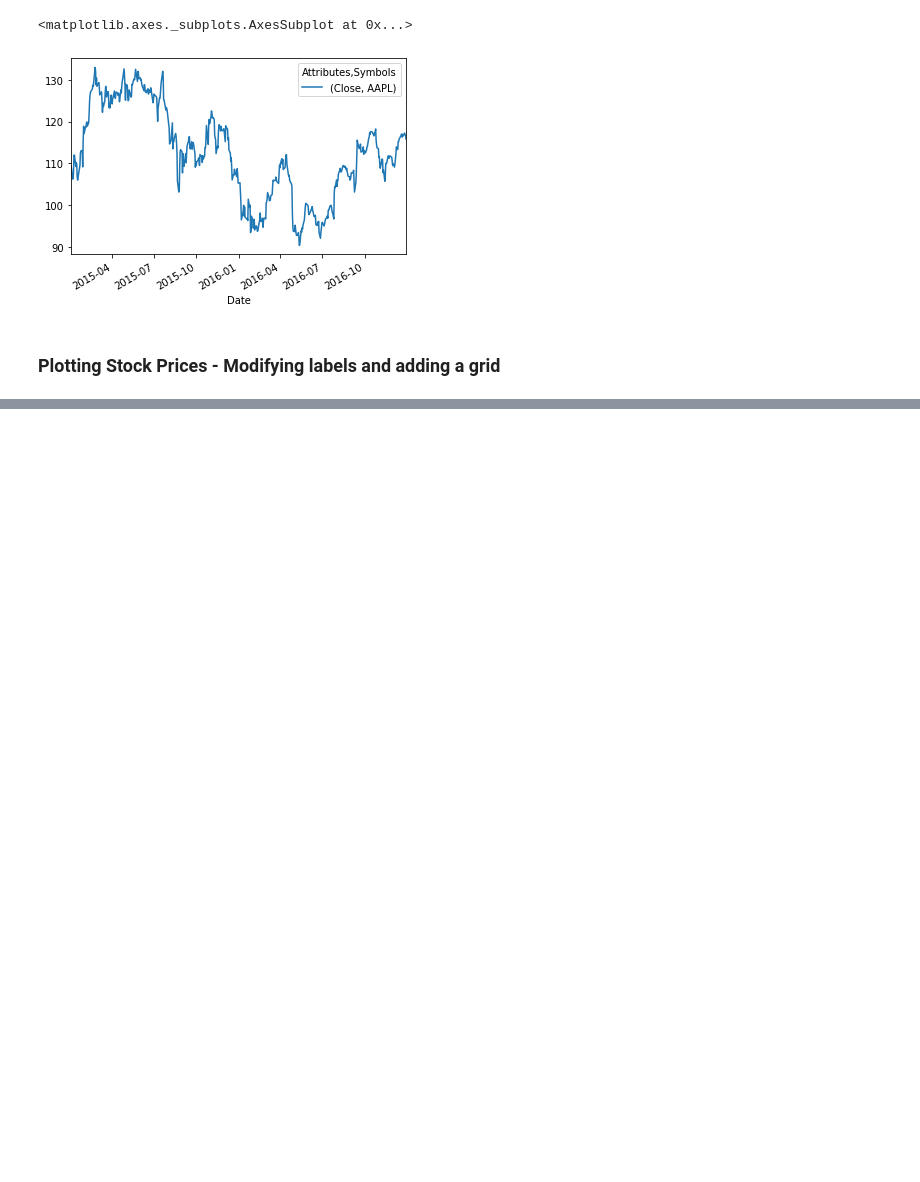
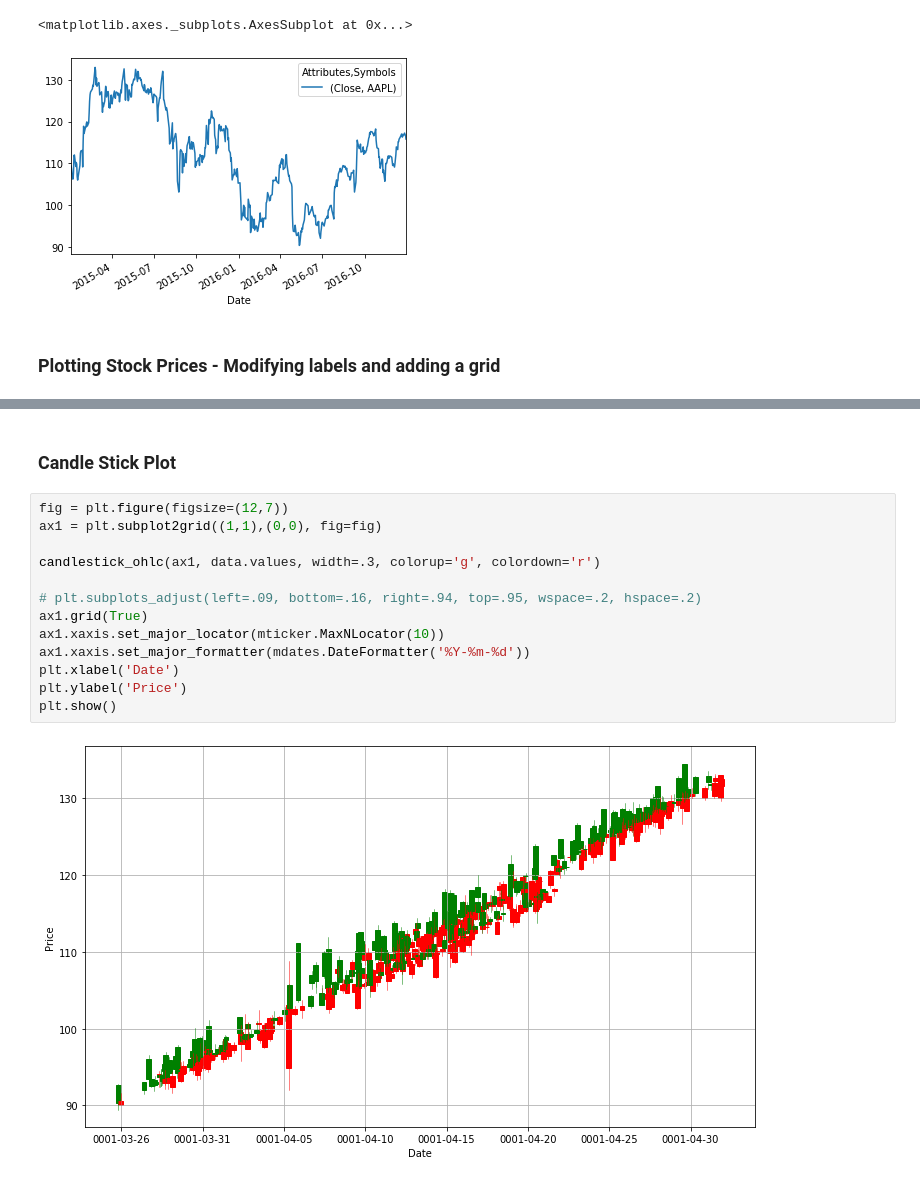
Before and after one commit to cmj123/BecomeAProfessionalPythonProgrammer, a Jupyter notebook: data_visualization_python_matplotlib/data_visualization_with_python.ipynb, the cells around one changed output, grey strips where cells are left out. Drawn from its saved outputs; the diff is of its cells as text; blank space fills up the shorter version.

```diff
--- a/data_visualization_python_matplotlib/data_visualization_with_python.ipynb
+++ b/data_visualization_python_matplotlib/data_visualization_with_python.ipynb
@@ -162,0 +182,17 @@ plt.show()
+# %% [markdown]
+### Candle Stick Plot
+# %%
+fig = plt.figure(figsize=(12,7))
+ax1 = plt.subplot2grid((1,1),(0,0), fig=fig)
+
+candlestick_ohlc(ax1, data.values, width=.3, colorup='g', colordown='r')
+
+# plt.subplots_adjust(left=.09, bottom=.16, right=.94, top=.95, wspace=.2, hspace=.2)
+ax1.grid(True)
+ax1.xaxis.set_major_locator(mticker.MaxNLocator(10))
+ax1.xaxis.set_major_formatter(mdates.DateFormatter('%Y-%m-%d'))
+plt.xlabel('Date')
+plt.ylabel('Price')
+plt.show()
+# %% [output]
+[figure, added]
```
Also changed, not shown: parts of 4 cells of this notebook.
